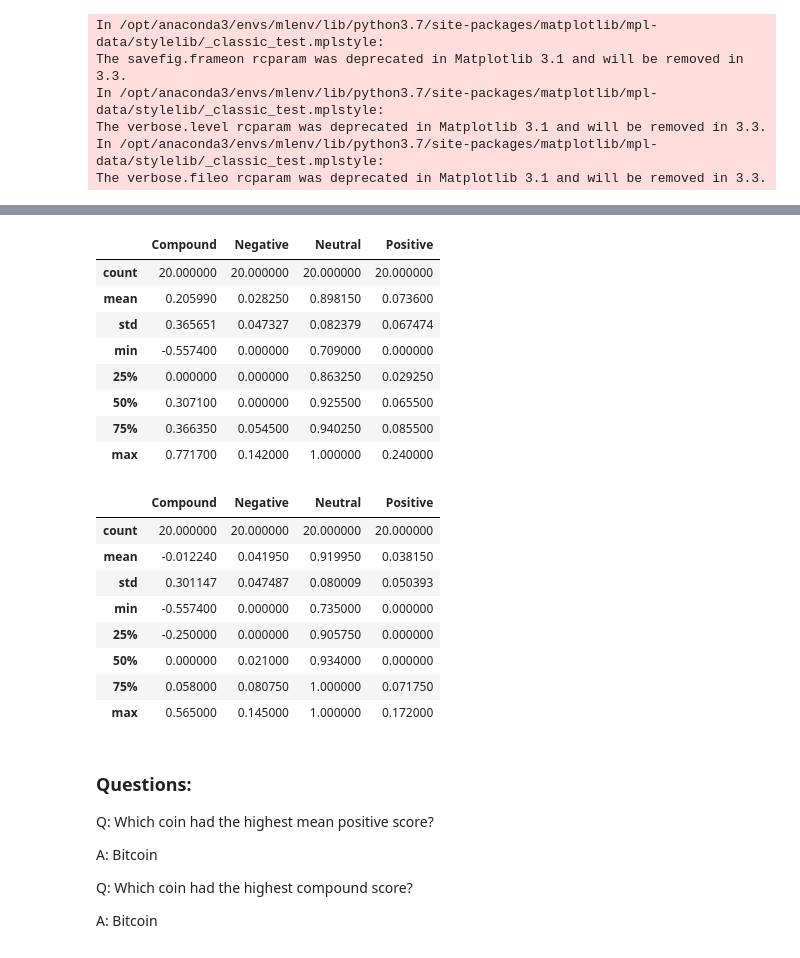
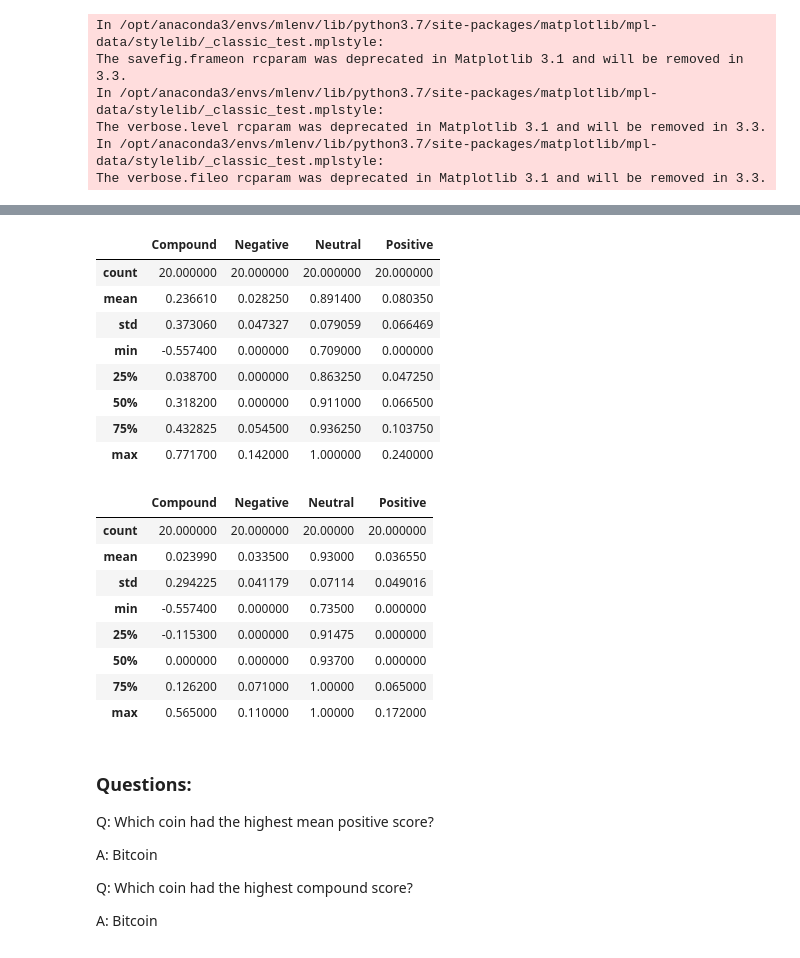
Before and after one commit to cnxtech/tales-from-the-crypto, a Jupyter notebook: tales_from_the_crypto/crypto_sentiment.ipynb, the cells around one changed output, grey strips where cells are left out. Cells and saved outputs as stored; diff of their text form; code cells hidden in the pictures.

```diff
--- a/tales_from_the_crypto/crypto_sentiment.ipynb
+++ b/tales_from_the_crypto/crypto_sentiment.ipynb
@@ -26,7 +26,7 @@ The verbose.fileo rcparam was deprecated in Matplotlib 3.1 and will be removed i
 # %%
 # Read your api key environment variable
 load_dotenv()
-api_key = os.getenv("NEWS_API_KEY2")
+api_key = os.getenv("NEWS_API_KEY")
 # %%
 # Create a newsapi client
 from newsapi import NewsApiClient
@@ -119,0 +80,14 @@ ethereum_df.head()
+# %%
+btc_dict = {}
+for counter, article in enumerate(bitcoin_articles):
+    btc_dict[counter]={}
+
+    bitcoin_analysis = analyzer.polarity_scores(article['content'])
+    btc_dict[counter]['Compound'] = bitcoin_analysis["compound"]
+    btc_dict[counter]['Negative'] = bitcoin_analysis["neg"]
+    btc_dict[counter]['Neutral'] = bitcoin_analysis["neu"]
+    btc_dict[counter]['Positive'] = bitcoin_analysis["pos"]
+    btc_dict[counter]['text']= article["content"]
+
+btc_analysis_df = pd.DataFrame.from_dict(btc_dict,orient='index')
+btc_analysis_df.head()
@@ -119,0 +101,14 @@ ethereum_df.head()
+# %%
+eth_dict = {}
+for counter, article in enumerate(ethereum_articles):
+    eth_dict[counter]={}
+
+    ethereum_analysis = analyzer.polarity_scores(article['content'])
+    eth_dict[counter]['Compound'] = ethereum_analysis["compound"]
+    eth_dict[counter]['Negative'] = ethereum_analysis["neg"]
+    eth_dict[counter]['Neutral'] = ethereum_analysis["neu"]
+    eth_dict[counter]['Positive'] = ethereum_analysis["pos"]
+    eth_dict[counter]['text']= article["content"]
+
+eth_analysis_df = pd.DataFrame.from_dict(eth_dict,orient='index')
+eth_analysis_df.head()
@@ -120,29 +122,29 @@ ethereum_df.head()
 # %%
 # Describe the Bitcoin Sentiment
-bitcoin_df.describe()
+btc_analysis_df.describe()
 # %% [output]
 |  | Compound | Negative | Neutral | Positive |
 | count | 20.000000 | 20.000000 | 20.000000 | 20.000000 |
-| mean | 0.205990 | 0.028250 | 0.898150 | 0.073600 |
-| std | 0.365651 | 0.047327 | 0.082379 | 0.067474 |
+| mean | 0.236610 | 0.028250 | 0.891400 | 0.080350 |
+| std | 0.373060 | 0.047327 | 0.079059 | 0.066469 |
 | min | -0.557400 | 0.000000 | 0.709000 | 0.000000 |
-| 25% | 0.000000 | 0.000000 | 0.863250 | 0.029250 |
-| 50% | 0.307100 | 0.000000 | 0.925500 | 0.065500 |
-| 75% | 0.366350 | 0.054500 | 0.940250 | 0.085500 |
+| 25% | 0.038700 | 0.000000 | 0.863250 | 0.047250 |
+| 50% | 0.318200 | 0.000000 | 0.911000 | 0.066500 |
+| 75% | 0.432825 | 0.054500 | 0.936250 | 0.103750 |
 | max | 0.771700 | 0.142000 | 1.000000 | 0.240000 |
 # %%
 # Describe the Ethereum Sentiment
-ethereum_df.describe()
+eth_analysis_df.describe()
 # %% [output]
 |  | Compound | Negative | Neutral | Positive |
-| count | 20.000000 | 20.000000 | 20.000000 | 20.000000 |
-| mean | -0.012240 | 0.041950 | 0.919950 | 0.038150 |
-| std | 0.301147 | 0.047487 | 0.080009 | 0.050393 |
-| min | -0.557400 | 0.000000 | 0.735000 | 0.000000 |
-| 25% | -0.250000 | 0.000000 | 0.905750 | 0.000000 |
-| 50% | 0.000000 | 0.021000 | 0.934000 | 0.000000 |
-| 75% | 0.058000 | 0.080750 | 1.000000 | 0.071750 |
-| max | 0.565000 | 0.145000 | 1.000000 | 0.172000 |
+| count | 20.000000 | 20.000000 | 20.00000 | 20.000000 |
+| mean | 0.023990 | 0.033500 | 0.93000 | 0.036550 |
+| std | 0.294225 | 0.041179 | 0.07114 | 0.049016 |
+| min | -0.557400 | 0.000000 | 0.73500 | 0.000000 |
+| 25% | -0.115300 | 0.000000 | 0.91475 | 0.000000 |
+| 50% | 0.000000 | 0.000000 | 0.93700 | 0.000000 |
+| 75% | 0.126200 | 0.071000 | 1.00000 | 0.065000 |
+| max | 0.565000 | 0.110000 | 1.00000 | 0.172000 |
 # %% [markdown]
 ### Questions:
 
```
Also changed, not shown: parts of 21 cells of this notebook.
